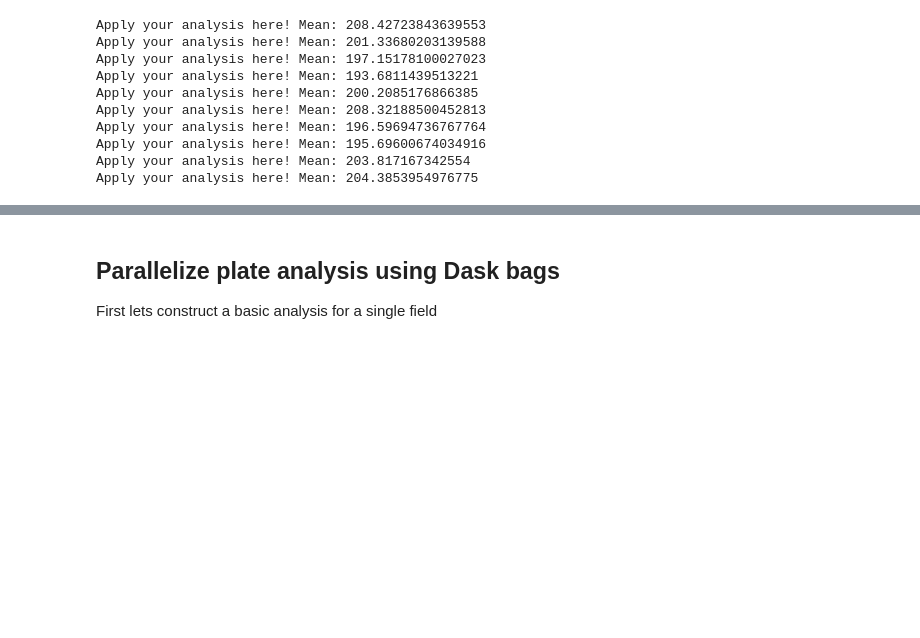
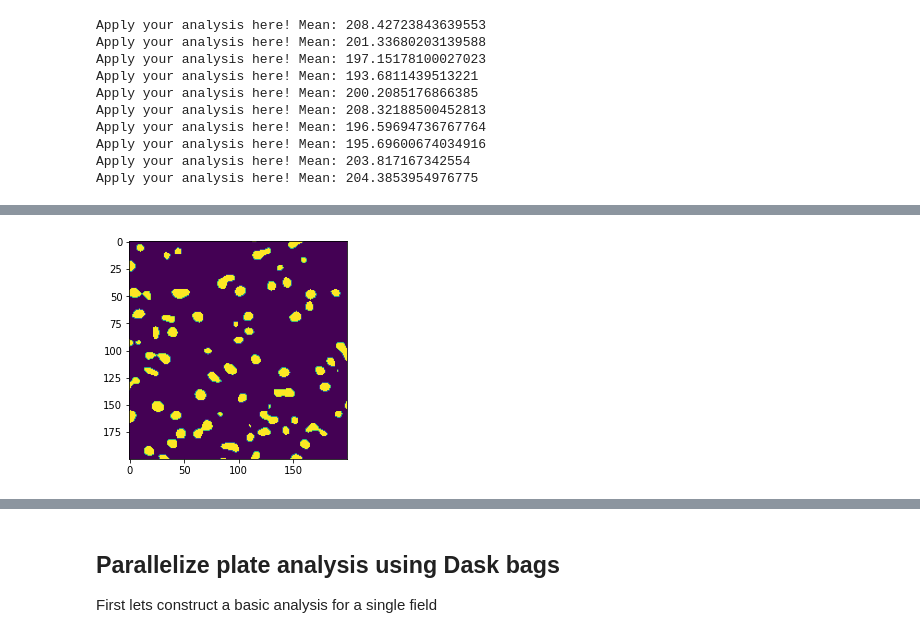
Before and after one commit to TheJacksonLaboratory/zarr_and_dask_demo, a Jupyter notebook: tutorials/04_more_example_workflows.ipynb, the cells around one changed output, grey strips where cells are left out. Saved outputs shown, nothing was run; the diff lists cells and outputs as text; code cells hidden in the pictures; blank space fills up the shorter version.

```diff
--- a/tutorials/04_more_example_workflows.ipynb
+++ b/tutorials/04_more_example_workflows.ipynb
@@ -78,0 +95,5 @@ Apply your analysis here! Mean: 204.3853954976775
+# %%
+gld_thresh = gld > 1.5
+plt.imshow(gld_thresh[29000:29200, 2000:2200]);
+# %% [output]
+[figure, added]
```
Also changed, not shown: parts of 8 cells of this notebook, 1 other file.
